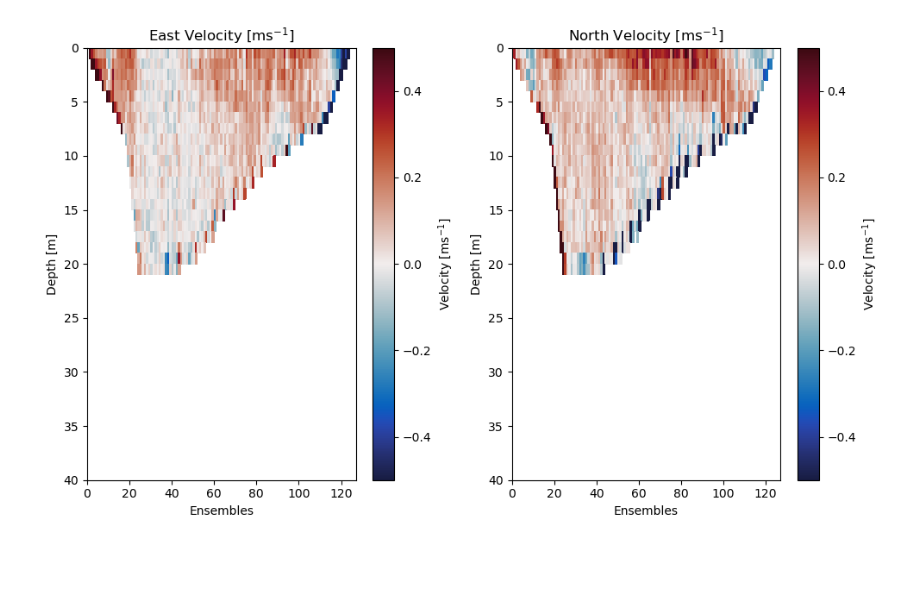
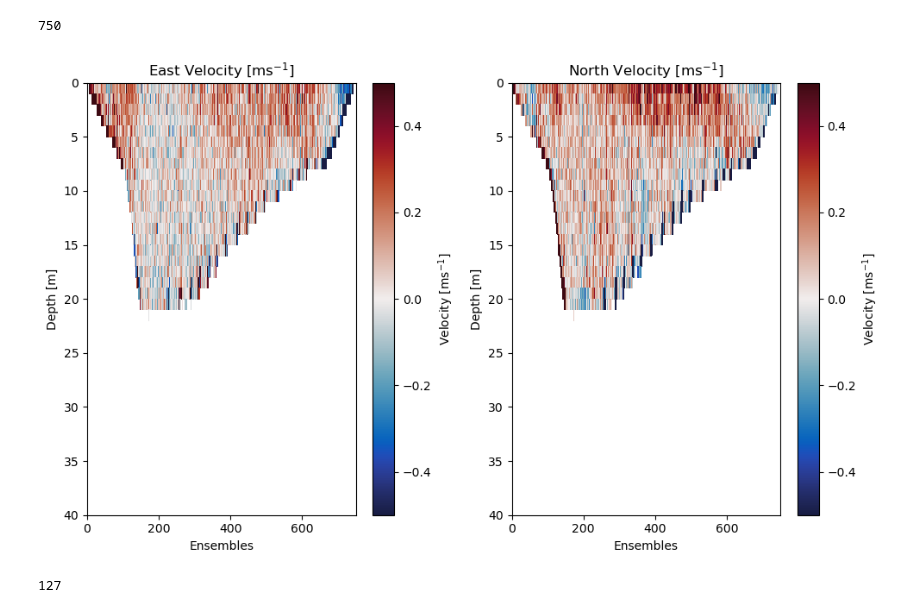
Before and after one commit to subniten/steamy, a Jupyter notebook: notebooks/ADCP_1.ipynb, the cells around one changed output. Saved outputs shown, nothing was run; the diff lists cells and outputs as text; code cells hidden in the pictures; blank space fills up the shorter version.

Commit message:
Basic script for adcp visualization

```diff
--- a/notebooks/ADCP_1.ipynb
+++ b/notebooks/ADCP_1.ipynb
@@ -7,8 +7,10 @@ import xarray as xr
 from datetime import datetime, timedelta
 import cartopy
 # %%
-file = 'ADCP_PP/230504_LTA'
+file = 'ADCP_PP/230504_STA'
 
+Ens = scipy.io.loadmat(file + '_east.mat')['ConEnsembles'].astype(int)
+print(len(Ens))
 # Load U Velocity Data (east)
 U = scipy.io.loadmat(file + '_east.mat')['ConVel'].astype(np.float32)*1e-3
 U[U==-32.768] = np.nan
@@ -21,28 +23,34 @@ V[V==-32.768] = np.nan
 bins = scipy.io.loadmat(file + '_east.mat')['RDIBin1Mid'].astype(np.float32) + (scipy.io.loadmat('ADCP_PP/v.mat')['ConBins'].astype(np.float32) - 1) * scipy.io.loadmat('ADCP_PP/v.mat')['RDIBinSize'].astype(np.float32)
 
 # Load Time data
-Hour = scipy.io.loadmat(file + '_east.mat')['ConHour'].astype(int)
-Minute = scipy.io.loadmat(file + '_east.mat')['ConMin'].astype(int)
-Seconds = scipy.io.loadmat(file + '_east.mat')['ConSec'].astype(int)
+time = np.array(scipy.io.loadmat(file + '_east.mat')['ConHour'] * 3600 +  scipy.io.loadmat(file + '_east.mat')['ConMin'] * 60 +  scipy.io.loadmat(file + '_east.mat')['ConSec'] )
+# print(time[1])
+# datetime(time, 's')
+# %% [output]
+750
 # %%
 # Plot velocity contours
 colorBarRange = [-.5, .5]
-fig, ax = mp.pyplot.subplots(figsize=[10,6], ncols=2)
+fig, ax = plt.subplots(figsize=[10,6], ncols=2)
 fig0 = ax[0].pcolor(U.transpose(), cmap = cmo.balance, vmin=colorBarRange[0], vmax=colorBarRange[1])
 cb0 = plt.colorbar(fig0 , ax=ax[0], label='Velocity [ms$^{-1}$]')
 ax[0].set_ylim(0, 40)
 ax[0].invert_yaxis()
 ax[0].set(title='East Velocity [ms$^{-1}$]', xlabel='Ensembles', ylabel='Depth [m]')
 # ax[0].set_aspect(1.5)
 
 fig1 = ax[1].pcolor(V.transpose(), cmap = cmo.balance, vmin=colorBarRange[0], vmax=colorBarRange[1])
 cb1 = plt.colorbar(fig1 , ax=ax[1], label='Velocity [ms$^{-1}$]')
 ax[1].set_ylim(0, 40)
 ax[1].invert_yaxis()
 ax[1].set(title='North Velocity [ms$^{-1}$]', xlabel='Ensembles', ylabel='Depth [m]')
 # ax[1].set_aspect(1.5)
 
 plt.tight_layout()
 plt.show()
 # %% [output]
-[figure, old version]
+[figure, new version]
+# %%
+len(Ens)
+# %% [output]
+127
```
